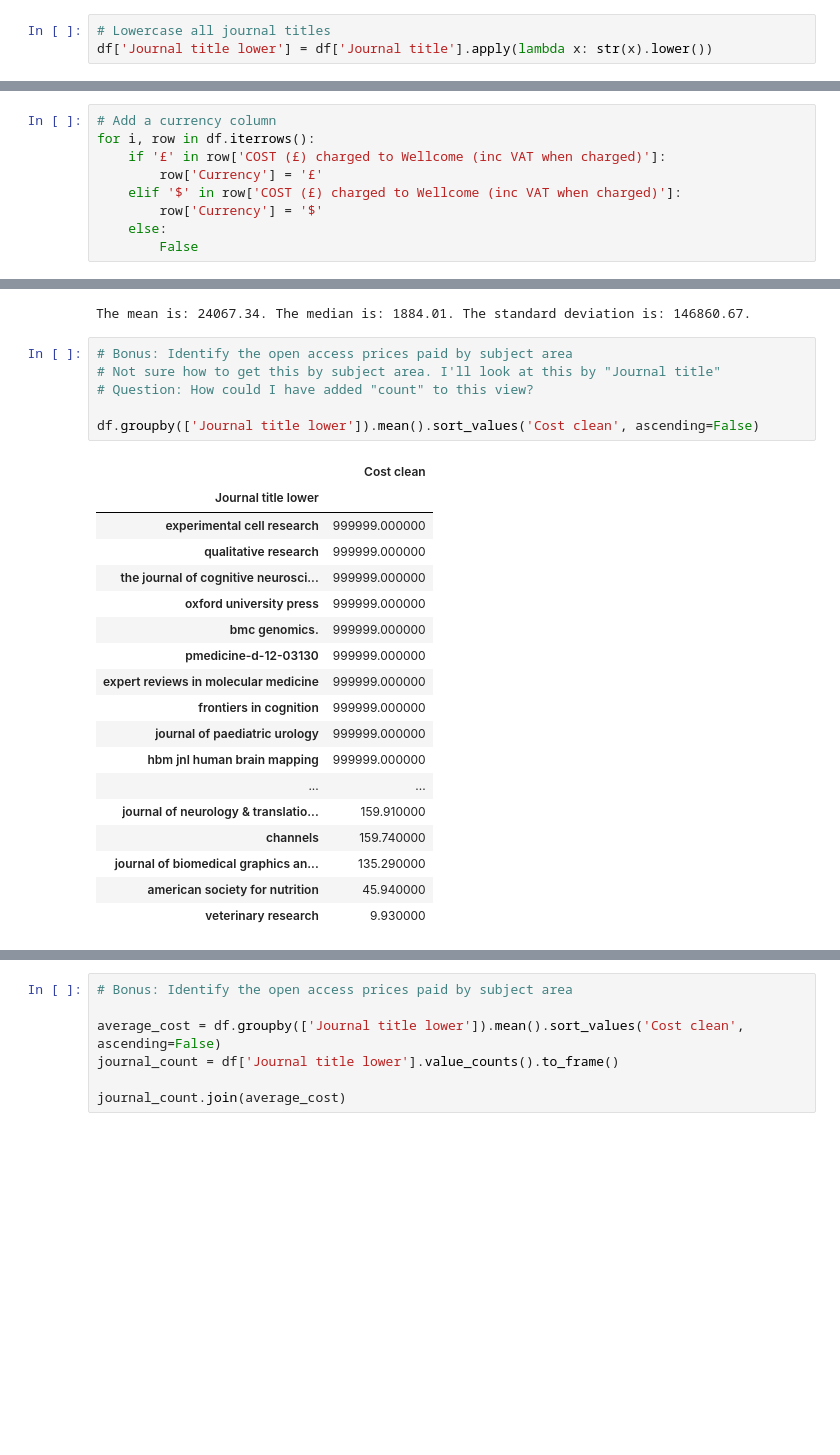
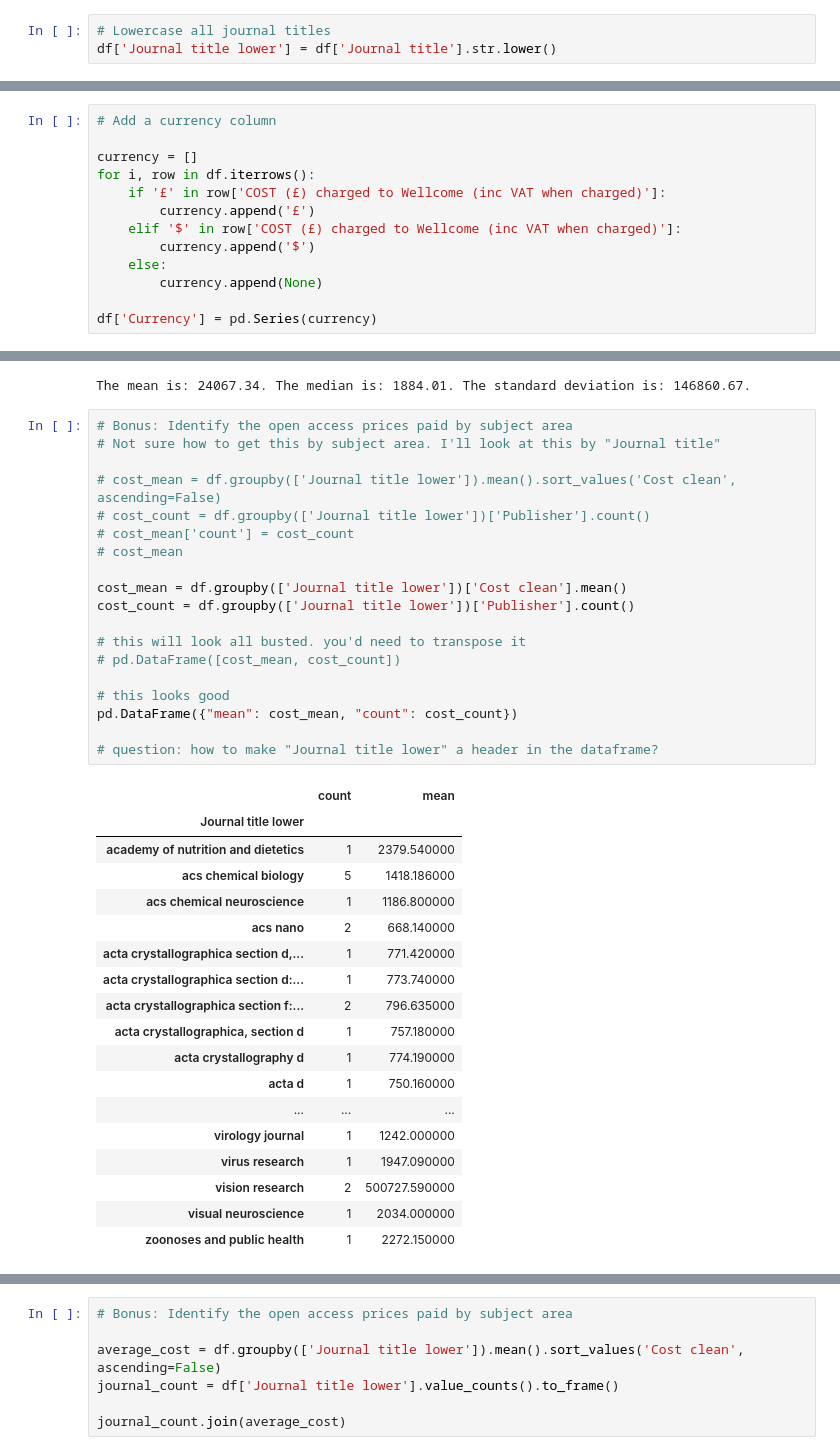
Before and after one commit to carlsednaoui/thinkful-data-science, a Jupyter notebook: coursework/unit_1/lesson_3_assignment_6.ipynb, the cells around one changed output, grey strips where cells are left out. Drawn from its saved outputs; the diff is of its cells as text; blank space fills up the shorter version.

```diff
--- a/coursework/unit_1/lesson_3_assignment_6.ipynb
+++ b/coursework/unit_1/lesson_3_assignment_6.ipynb
@@ -27,7 +27,7 @@ Note: You will need to do considerable data cleaning in order to extract accurat
 3. Bonus: Identify the open access prices paid by subject area.
 # %%
 # Lowercase all journal titles
-df['Journal title lower'] = df['Journal title'].apply(lambda x: str(x).lower())
+df['Journal title lower'] = df['Journal title'].str.lower()
 # %%
 df['Journal title lower'].value_counts().head(5)
 # %% [output]
@@ -42,11 +42,15 @@ Name: Journal title lower, dtype: int64
 df['Cost clean'] = df['COST (£) charged to Wellcome (inc VAT when charged)'].apply(lambda x: float(re.sub('£|\$', '', x)))
 # %%
 # Add a currency column
+
+currency = []
 for i, row in df.iterrows():
     if '£' in row['COST (£) charged to Wellcome (inc VAT when charged)']:
-        row['Currency'] = '£'
+        currency.append('£')
     elif '$' in row['COST (£) charged to Wellcome (inc VAT when charged)']:
-        row['Currency'] = '$'
+        currency.append('$')
     else:
-        False
+        currency.append(None)
+
+df['Currency'] = pd.Series(currency)
 # %%
@@ -79,25 +85,38 @@ The mean is: 24067.34. The median is: 1884.01. The standard deviation is: 146860
 # %%
 # Bonus: Identify the open access prices paid by subject area
 # Not sure how to get this by subject area. I'll look at this by "Journal title"
-# Question: How could I have added "count" to this view?
 
-df.groupby(['Journal title lower']).mean().sort_values('Cost clean', ascending=False)
+# cost_mean = df.groupby(['Journal title lower']).mean().sort_values('Cost clean', ascending=False)
+# cost_count = df.groupby(['Journal title lower'])['Publisher'].count()
+# cost_mean['count'] = cost_count
+# cost_mean
+
+cost_mean = df.groupby(['Journal title lower'])['Cost clean'].mean()
+cost_count = df.groupby(['Journal title lower'])['Publisher'].count()
+
+# this will look all busted. you'd need to transpose it
+# pd.DataFrame([cost_mean, cost_count])
+
+# this looks good
+pd.DataFrame({"mean": cost_mean, "count": cost_count})
+
+# question: how to make "Journal title lower" a header in the dataframe?
 # %% [output]
-|  | Cost clean |
-| Journal title lower |  |
-| experimental cell research | 999999.000000 |
-| qualitative research | 999999.000000 |
-| the journal of cognitive neurosci... | 999999.000000 |
-| oxford university press | 999999.000000 |
-| bmc genomics. | 999999.000000 |
-| pmedicine-d-12-03130 | 999999.000000 |
-| expert reviews in molecular medicine | 999999.000000 |
-| frontiers in cognition | 999999.000000 |
-| journal of paediatric urology | 999999.000000 |
-| hbm jnl human brain mapping | 999999.000000 |
-| ... | ... |
-| journal of neurology & translatio... | 159.910000 |
-| channels | 159.740000 |
-| journal of biomedical graphics an... | 135.290000 |
-| american society for nutrition | 45.940000 |
-| veterinary research | 9.930000 |
+|  | count | mean |
+| Journal title lower |  |  |
+| academy of nutrition and dietetics | 1 | 2379.540000 |
+| acs chemical biology | 5 | 1418.186000 |
+| acs chemical neuroscience | 1 | 1186.800000 |
+| acs nano | 2 | 668.140000 |
+| acta crystallographica section d,... | 1 | 771.420000 |
+| acta crystallographica section d:... | 1 | 773.740000 |
+| acta crystallographica section f:... | 2 | 796.635000 |
+| acta crystallographica, section d | 1 | 757.180000 |
+| acta crystallography d | 1 | 774.190000 |
+| acta d | 1 | 750.160000 |
+| ... | ... | ... |
+| virology journal | 1 | 1242.000000 |
+| virus research | 1 | 1947.090000 |
+| vision research | 2 | 500727.590000 |
+| visual neuroscience | 1 | 2034.000000 |
+| zoonoses and public health | 1 | 2272.150000 |
```
Also changed, not shown: parts of 4 cells of this notebook, 1 other file.
